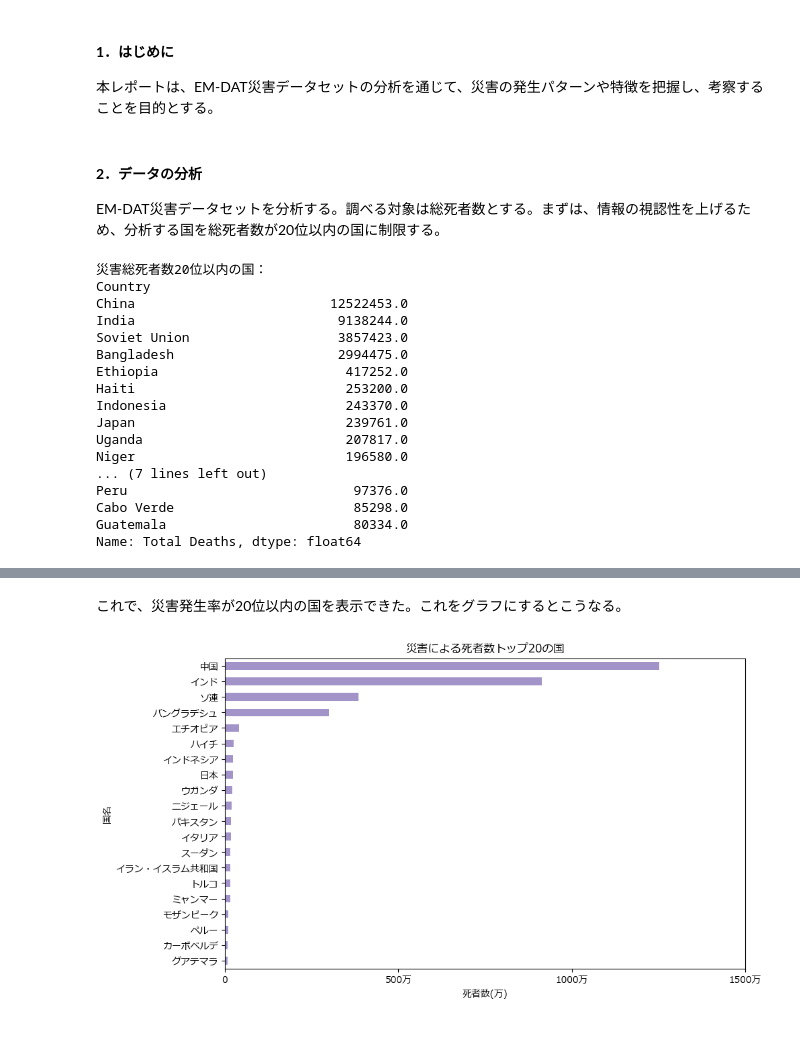
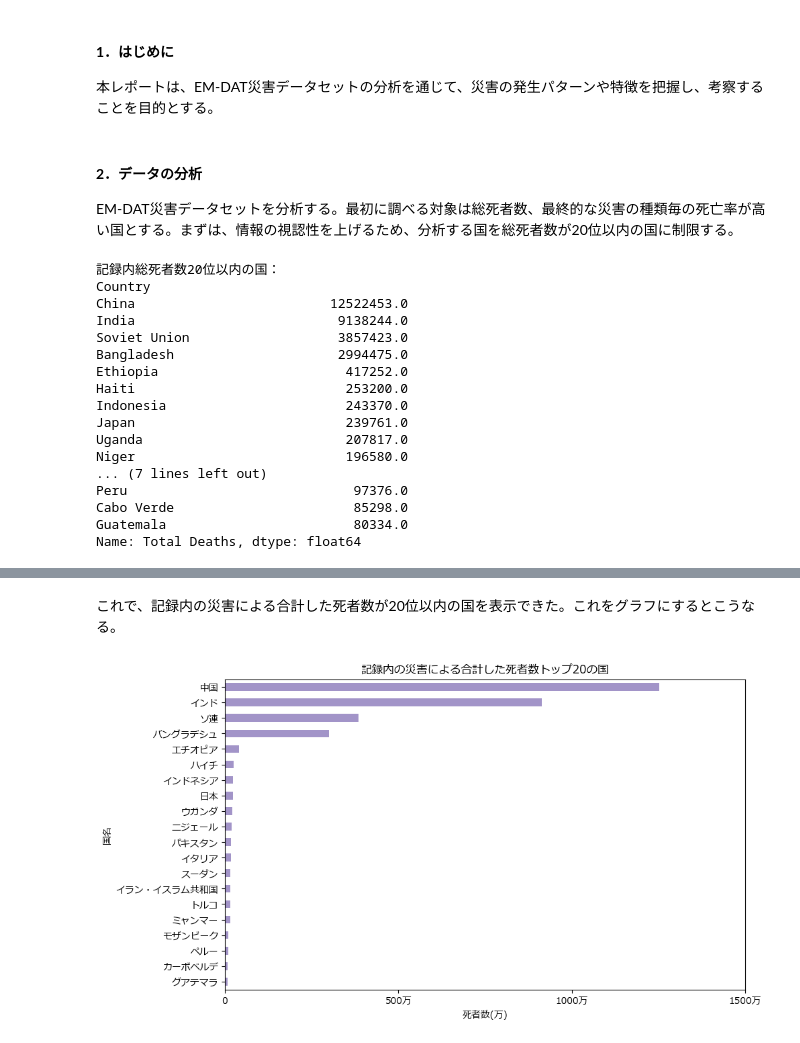
Before and after one commit to yuuto1123/me, a Jupyter notebook: week9/disaster challenge.ipynb/desaster_report.ipynb, the cells around one changed output, grey strips where cells are left out. Drawn from its saved outputs; the diff is of its cells as text; code cells hidden in the pictures.

```diff
--- a/week9/disaster challenge.ipynb/desaster_report.ipynb
+++ b/week9/disaster challenge.ipynb/desaster_report.ipynb
@@ -13,13 +13,13 @@ import matplotlib.pyplot as plt
 emdat = pd.read_csv('emdat.csv')
 # %% [markdown]
 #### **2．データの分析**
-EM-DAT災害データセットを分析する。調べる対象は総死者数とする。まずは、情報の視認性を上げるため、分析する国を総死者数が20位以内の国に制限する。
+EM-DAT災害データセットを分析する。最初に調べる対象は総死者数、最終的な災害の種類毎の死亡率が高い国とする。まずは、情報の視認性を上げるため、分析する国を総死者数が20位以内の国に制限する。
 # %%
 death_ranking = emdat.groupby('Country')['Total Deaths'].sum().sort_values(ascending=False)
-print("災害総死者数20位以内の国：")
+print("記録内総死者数20位以内の国：")
 print(death_ranking.head(20))
 # %% [output]
-災害総死者数20位以内の国：
+記録内総死者数20位以内の国：
 Country
 China                         12522453.0
 India                          9138244.0
@@ -107,25 +107,25 @@ for i in range(1,20):
 ★ペルー　　　　　　　　　　　　 10万人
 ★カーボベルデ　　　　　　　　　 9万人
 # %% [markdown]
-これで、災害発生率が20位以内の国を表示できた。これをグラフにするとこうなる。
+これで、記録内の災害による合計した死者数が20位以内の国を表示できた。これをグラフにするとこうなる。
 # %%
 sisya_df = pd.DataFrame.from_dict(sisya, orient='index')
 
 sisya_ranking = sisya_df.set_index("国")["死者"]
 
 import matplotlib.pyplot as plt
 from matplotlib import rcParams
 
 rcParams['font.family'] = 'Meiryo'
 rcParams['axes.unicode_minus'] = False
 
 plt.figure(figsize=(10, 6))
 sisya_ranking.plot(kind='barh', color='#A294C8')
 plt.xlabel('死者数(万)')
 plt.xticks([0, 5000000, 10000000, 15000000],[0, "500万", "1000万", "1500万"])
 plt.ylabel('国名')
-plt.title('災害による死者数トップ20の国')
+plt.title('記録内の災害による合計した死者数トップ20の国')
 plt.gca().invert_yaxis()
 plt.show()
 # %% [output]
-[figure, old version]
+[figure, new version]
```
Also changed, not shown: parts of 4 cells of this notebook.
